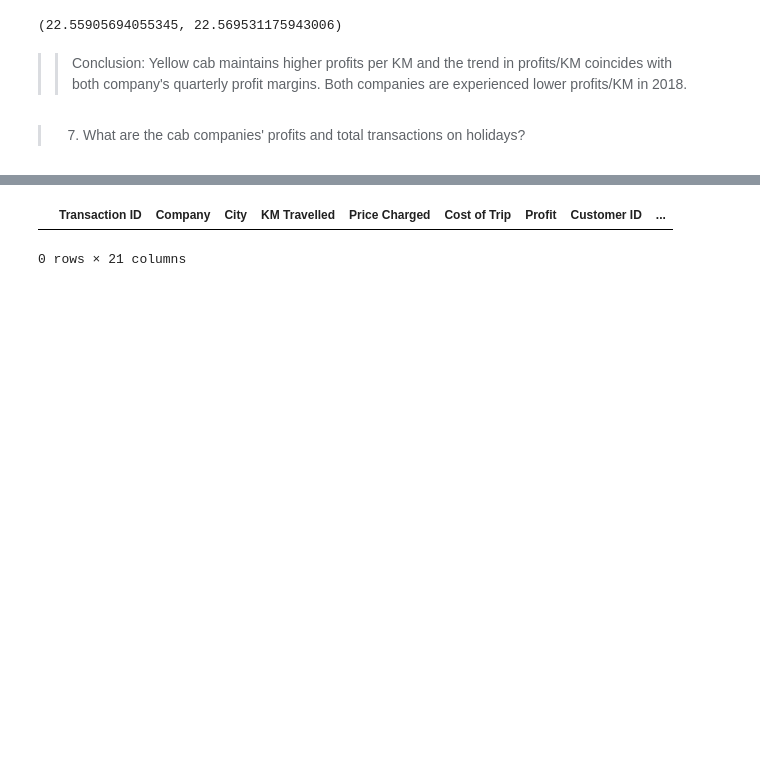
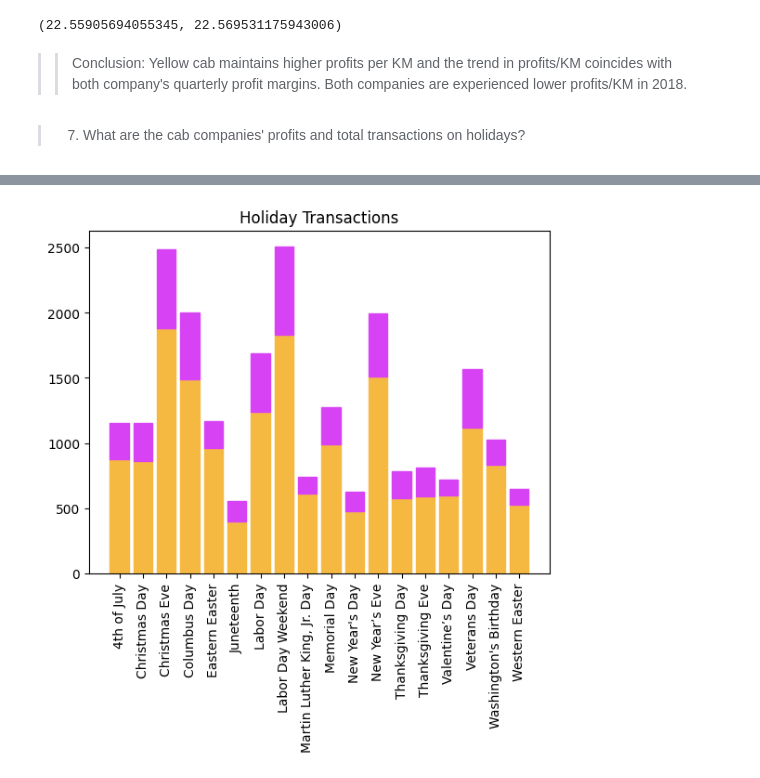
Before and after one commit to nureinumeya1999/Cab-Investment, a Jupyter notebook: src/EDA.ipynb, the cells around one changed output, grey strips where cells are left out. Saved outputs shown, nothing was run; the diff lists cells and outputs as text; code cells hidden in the pictures; blank space fills up the shorter version.

```diff
--- a/src/EDA.ipynb
+++ b/src/EDA.ipynb
@@ -749,5 +714,29 @@ df
-# %%
-dfholidays
-# %% [output]
-|  | Transaction ID | Company | City | KM Travelled | Price Charged | Cost of Trip | Profit | Customer ID | ... |
-0 rows × 21 columns
+# %%
+def getHoliday(day):
+    h = holidays.loc[holidays['Date'] == day.strftime('20' + '%y-%m-%d')]
+    if not h.empty:
+        return np.array(h)[0][1]
+    return None
+# %%
+df['Holiday'] = df['DateTime'].apply(lambda x: getHoliday(x))
+# %%
+pholiday = df[['Company', 'Profit', 'Holiday']].groupby(['Company', 'Holiday'], as_index=False).sum()
+tholiday = df[['Company', 'Transaction ID', 'Holiday']].groupby(['Company', 'Holiday'], as_index=False).count()
+# %%
+pinkholidayT, yellowholidayT, pinkholidayP, yellowholidayP = tholiday.loc[tholiday['Company'] == 'Pink Cab'], tholiday.loc[tholiday['Company'] == 'Yellow Cab'], \
+pholiday.loc[pholiday['Company'] == 'Pink Cab'], pholiday.loc[pholiday['Company'] == 'Yellow Cab'],
+# %%
+yh = plt.bar(yellowholidayT['Holiday'], yellowholidayT['Transaction ID'])
+ph = plt.bar(pinkholidayT['Holiday'], pinkholidayT['Transaction ID'], bottom=yellowholidayT['Transaction ID'])
+
+for bar in ph:
+    bar.set_color('#d742f5')
+
+for bar in yh:
+    bar.set_color('#f5b942')
+
+plt.xticks(rotation=90)
+plt.title('Holiday Transactions')
+plt.show()
+# %% [output]
+[figure, added]
```
Also changed, not shown: parts of 6 cells of this notebook.
